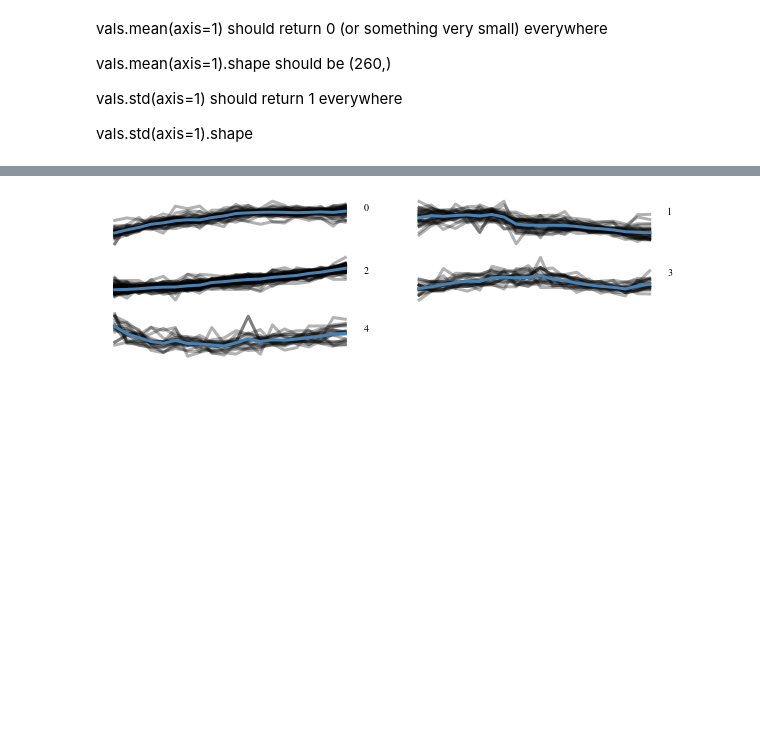
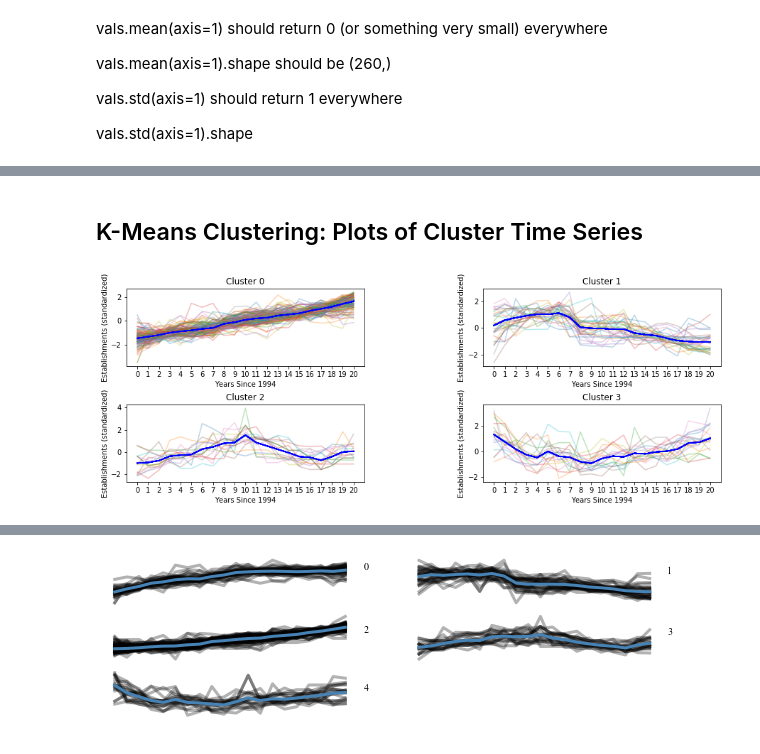
Before and after one commit to AHassler/PUI2018_ah4412, a Jupyter notebook: HW12_ah4412/Assignment2_ah4412.ipynb, the cells around one changed output, grey strips where cells are left out. Cells and saved outputs as stored; diff of their text form; code cells hidden in the pictures; blank space fills up the shorter version.

Commit message:
plotted cluster time series

```diff
--- a/HW12_ah4412/Assignment2_ah4412.ipynb
+++ b/HW12_ah4412/Assignment2_ah4412.ipynb
@@ -231,4 +265,5 @@ cbs.shape
 # %%
-#cleaning all missing values
+# clean all missing values
+cleancsb = cbs.dropna()
 cleancsb.shape
 # %% [output]
@@ -247,6 +314,6 @@ vals.std(axis=1).shape
 # %%
 #cluster with kmeans
-km = KMeans(n_clusters=nc, random_state=444).fit(vals)
+km = KMeans(n_clusters=4, random_state=444).fit(vals)
 # %%
 #each observation in the km object has a label:
 #that is the cluster assigned to that observation
@@ -257,0 +323,4 @@ km.labels_.shape
+# %%
+# five cluster means (21 points to plot along time series for each)
+cluster_means = km.cluster_centers_
+cluster_means.shape
@@ -257,0 +329,4 @@ km.labels_.shape
+# %%
+# record cluster number for each zipcode
+vals['cluster'] = km.labels_
+vals.head()
@@ -257,0 +342,17 @@ km.labels_.shape
+# %% [markdown]
+## K-Means Clustering: Plots of Cluster Time Series
+# %%
+fig, axes = pl.subplots(2, 2, figsize=(15,5))
+pl.subplots_adjust(left=None, bottom=None, right=None, top=None, wspace=0.5, hspace=0.5)
+for c,ax in enumerate(fig.axes):
+    for i in range(len(vals[vals.cluster == c])):
+        ax.plot(range(21), vals[vals.cluster == c].iloc[i,0:21], alpha=0.3)
+        ax.plot(range(21), cluster_means[c], 'blue')
+        pl.setp(axes, xticks=range(21), xticklabels=range(21))
+        ax.set_xlabel('Years Since 1994')
+        ax.set_ylabel('Establishments (standardized)')
+        ax.set_title('Cluster {}'.format(c))
+
+pl.show()
+# %% [output]
+[figure, added]
```
Also changed, not shown: parts of 16 cells of this notebook.
